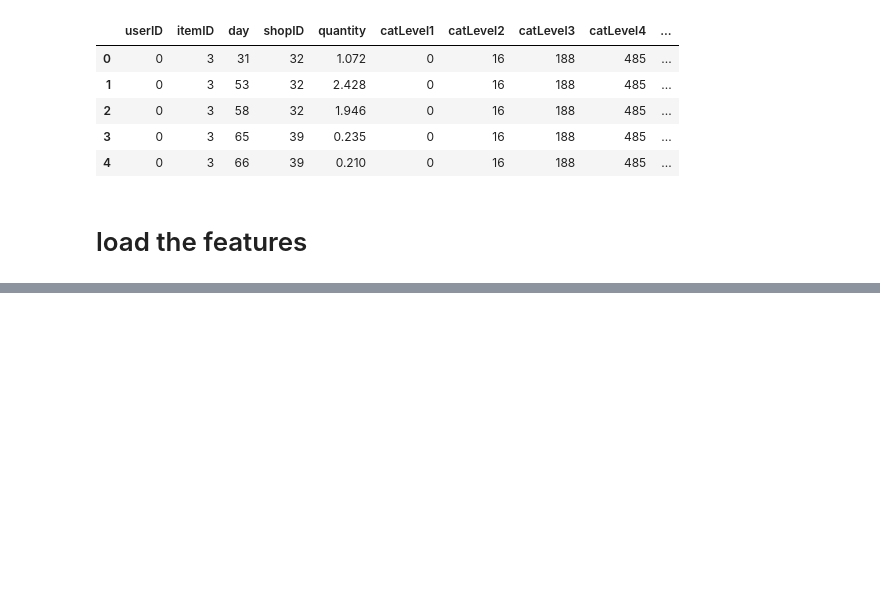
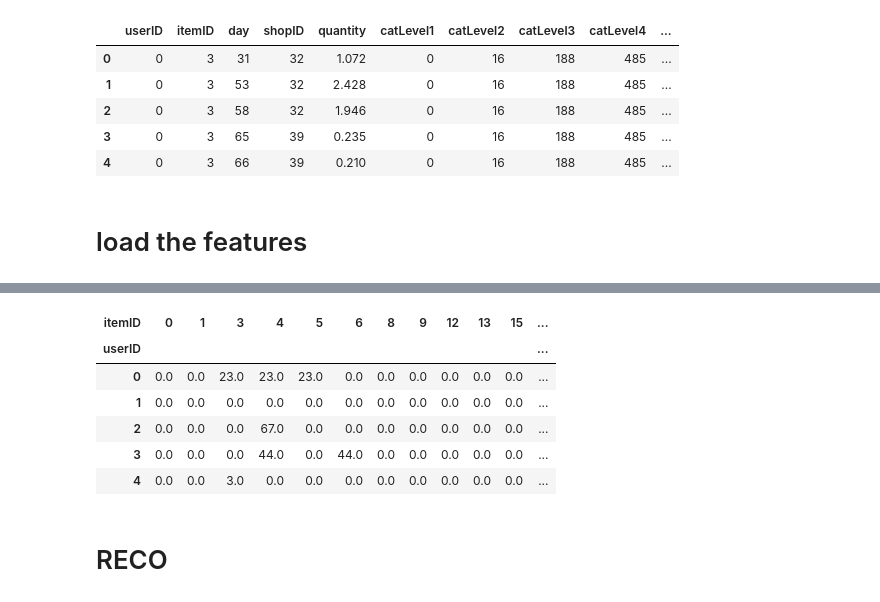
Before and after one commit to androbaza/my-kaggle-submissions, a Jupyter notebook: magnum_hack.ipynb, the cells around one changed output, grey strips where cells are left out. Cells and saved outputs as stored; diff of their text form; code cells hidden in the pictures; blank space fills up the shorter version.

```diff
--- a/magnum_hack.ipynb
+++ b/magnum_hack.ipynb
@@ -300,0 +514,7 @@ df_feat.head()
+# %%
+user_mat = df_feat[['userID', 'itemID', 'total_orders_by_user', 'unique_users']]
+user_mat_strip = user_mat.drop_duplicates()
+del user_mat
+user_mat_strip = user_mat_strip.sort_values(by=['unique_users'], ascending=False)
+user_mat_strip.head(5)
+# user_mat_strip_1=user_mat_strip.head(len(user_mat_strip.index)//2)
@@ -300,0 +532,4 @@ df_feat.head()
+# %%
+user_mat_strip = user_mat_strip.sort_values(by=['unique_users'], ascending=False)
+user_mat_strip_5m = user_mat_strip.head(15000000)
+user_mat_strip_5m.tail(5)
@@ -300,0 +543,5 @@ df_feat.head()
+# %%
+del df_feat
+user_mat_strip_5m.drop(['unique_users'], axis=1, inplace=True)
+user_mat_strip_5m.tail(5)
+# user_mat_strip.pivot(index='userID', columns='itemID', values='total_orders_by_user')
@@ -300,0 +563,2 @@ df_feat.head()
+# %%
+R = user_mat_strip_5m.pivot(index='userID', columns='itemID', values='total_orders_by_user').sort_index().fillna(0)
@@ -300,0 +567,10 @@ df_feat.head()
+# %%
+R.head()
+# %% [output]
+| itemID | 0 | 1 | 3 | 4 | 5 | 6 | 8 | 9 | 12 | 13 | 15 | ... |
+| userID |  |  |  |  |  |  |  |  |  |  |  | ... |
+| 0 | 0.0 | 0.0 | 23.0 | 23.0 | 23.0 | 0.0 | 0.0 | 0.0 | 0.0 | 0.0 | 0.0 | ... |
+| 1 | 0.0 | 0.0 | 0.0 | 0.0 | 0.0 | 0.0 | 0.0 | 0.0 | 0.0 | 0.0 | 0.0 | ... |
+| 2 | 0.0 | 0.0 | 0.0 | 67.0 | 0.0 | 0.0 | 0.0 | 0.0 | 0.0 | 0.0 | 0.0 | ... |
+| 3 | 0.0 | 0.0 | 0.0 | 44.0 | 0.0 | 44.0 | 0.0 | 0.0 | 0.0 | 0.0 | 0.0 | ... |
+| 4 | 0.0 | 0.0 | 3.0 | 0.0 | 0.0 | 0.0 | 0.0 | 0.0 | 0.0 | 0.0 | 0.0 | ... |
@@ -300,0 +597,2 @@ df_feat.head()
+# %% [markdown]
+# RECO
```
Also changed, not shown: parts of 51 cells of this notebook.
